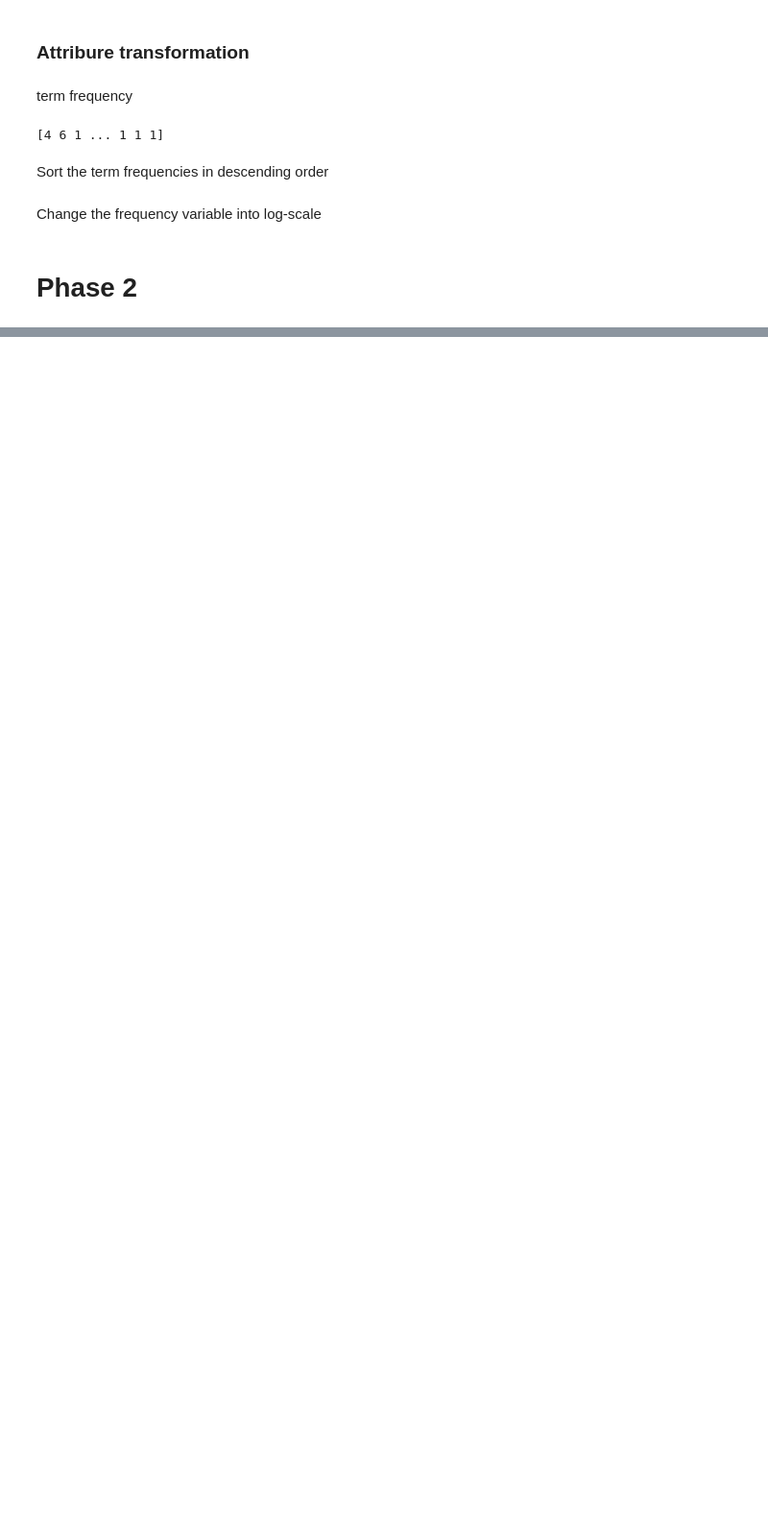
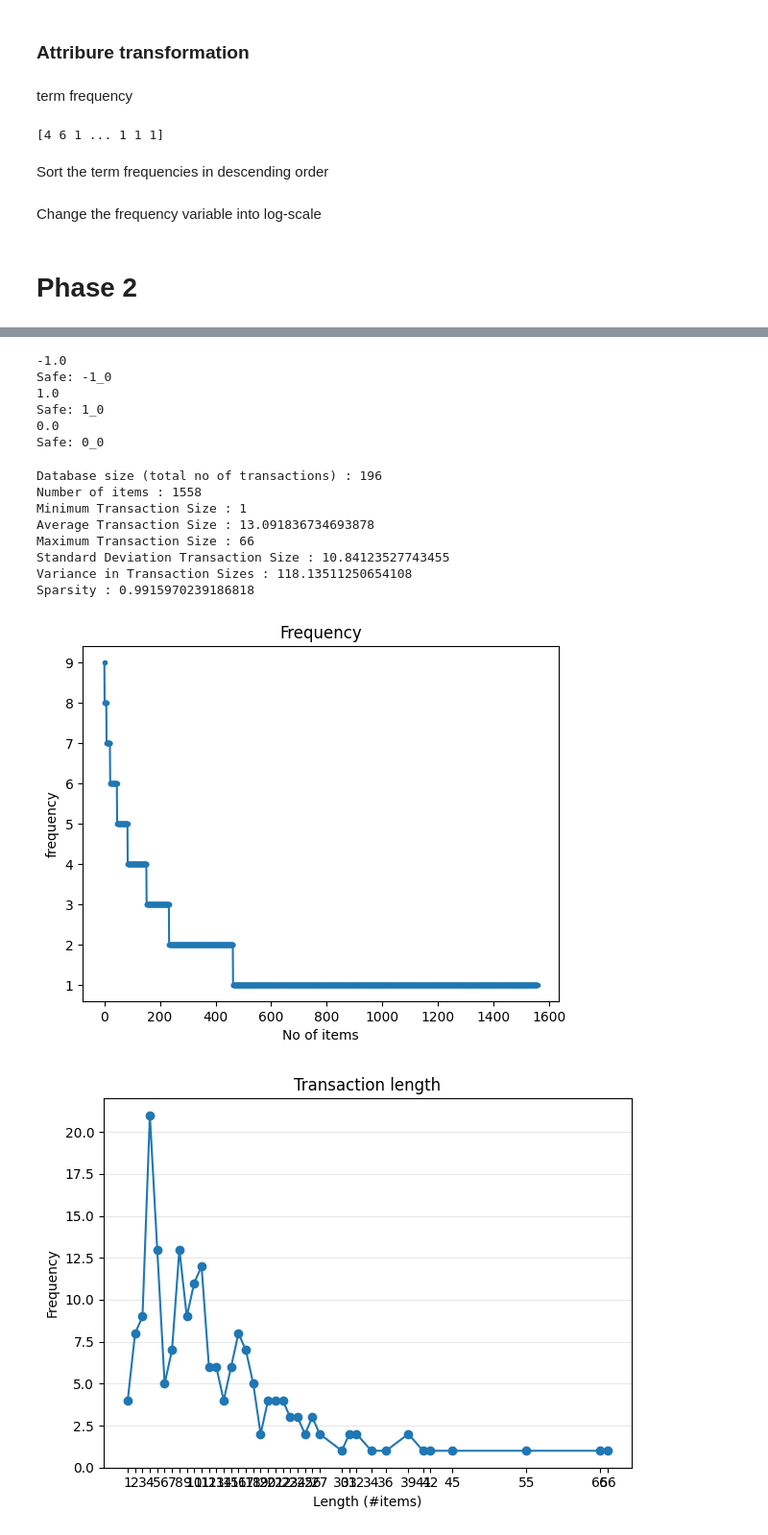
Before and after one commit to gill9307/DM2025-Lab1-Exercise, a Jupyter notebook: DM2025-Lab1-Homework.ipynb, the cells around one changed output, grey strips where cells are left out. Shown at 96% size. Drawn from its saved outputs; the diff is of its cells as text; code cells hidden in the pictures; blank space fills up the shorter version.

```diff
--- a/DM2025-Lab1-Homework.ipynb
+++ b/DM2025-Lab1-Homework.ipynb
@@ -493,0 +711,39 @@ fig.show()
+# %%
+from PAMI.extras.convert.DF2DB import DF2DB
+
+# Loop through the dictionary of term-document DataFrames
+for category in term_document_dfs:
+    # Replace dots with underscores in the category name to avoid errors in the file creation
+    category_str=str(category)
+    print(category_str)
+    category_safe = category_str.replace('.', '_')
+    print("Safe:",category_safe)
+
+    # Create the DenseFormatDF object and convert to a transactional database
+    obj = DF2DB(term_document_dfs[category])
+
+    obj.convert2TransactionalDatabase(f'td_freq_db_{category_safe}.csv', '>=', 1)
+# %% [output]
+-1.0
+Safe: -1_0
+1.0
+Safe: 1_0
+0.0
+Safe: 0_0
+# %%
+from PAMI.extras.dbStats import TransactionalDatabase as tds
+obj = tds.TransactionalDatabase('td_freq_db_-1_0.csv')
+obj.run()
+obj.printStats()
+obj.plotGraphs()
+# %% [output]
+Database size (total no of transactions) : 196
+Number of items : 1558
+Minimum Transaction Size : 1
+Average Transaction Size : 13.091836734693878
+Maximum Transaction Size : 66
+Standard Deviation Transaction Size : 10.84123527743455
+Variance in Transaction Sizes : 118.13511250654108
+Sparsity : 0.9915970239186818
+[figure, added]
+[figure, added]
```
Also changed, not shown: parts of 96 cells of this notebook, 1 other file.
